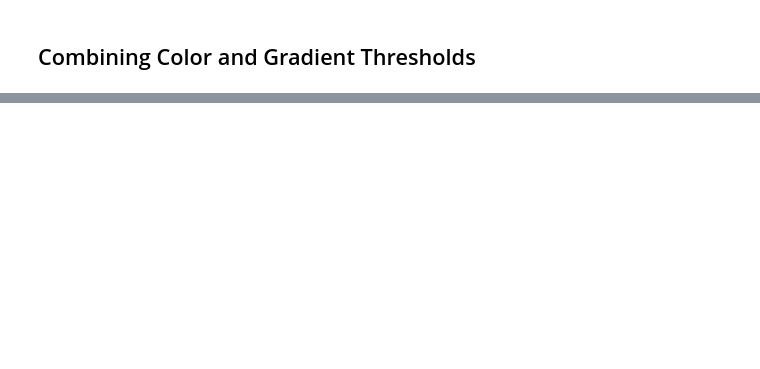
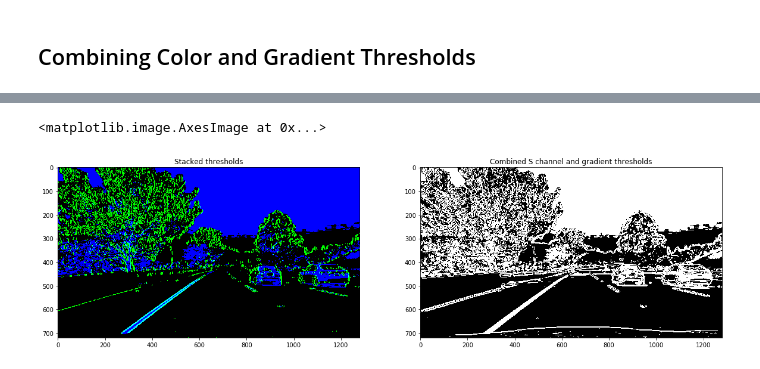
Before and after one commit to julia-kraus/CarND-Advanced-Lane-Lines, a Jupyter notebook: solution.ipynb, the cells around one changed output, grey strips where cells are left out. Cells and saved outputs as stored; diff of their text form; code cells hidden in the pictures; blank space fills up the shorter version.

```diff
--- a/solution.ipynb
+++ b/solution.ipynb
@@ -296,2 +329,27 @@ Now we have to find good values for `thresh_min` and `thresh_max` as well as a k
 # %% [markdown]
 ## Combining Color and Gradient Thresholds
+# %%
+def color_gradient_threshold(img_undist):
+    # Convert to HLS color space and separate the S channel
+    # Note: img is the undistorted image
+    hls = cv2.cvtColor(img_undist, cv2.COLOR_RGB2HLS)
+    color_mask = color_threshold(hls, channel=2, low=90, high=255)
+
+    sobel_thresh_min = 30
+    sobel_thresh_max = 100
+
+    sobel_x_mask = abs_sobel_thresh(img_undist, orient='x',
+                                    thresh_min=sobel_thresh_min, thresh_max=sobel_thresh_max, ksize=15)
+    sobel_y_mask = abs_sobel_thresh(img_undist, orient='y',
+                                    thresh_min=sobel_thresh_min, thresh_max=sobel_thresh_max, ksize=15)
+
+
+    # Stack each channel to view their individual contributions in green and blue respectively
+    # This returns a stack of the two binary images, whose components you can see as different colors
+    color_binary = np.dstack((np.zeros_like(sobel_x_mask), sobel_x_mask, color_mask)) * 255
+
+    # Combine the two binary thresholds
+    combined_binary = np.zeros_like(sobel_x_mask)
+    combined_binary[(color_mask == 1) | (sobel_x_mask == 1) | (sobel_y_mask == 1)] = 1
+
+    return combined_binary, color_binary
@@ -297,0 +362,13 @@ Now we have to find good values for `thresh_min` and `thresh_max` as well as a k
+# %%
+
+combined_binary, color_binary = color_gradient_threshold(undist_test_imgs[0])
+# Plotting thresholded images
+f, (ax1, ax2) = plt.subplots(1, 2, figsize=(20,10))
+ax1.set_title('Stacked thresholds')
+ax1.imshow(color_binary)
+
+ax2.set_title('Combined S channel and gradient thresholds')
+ax2.imshow(combined_binary, cmap='gray')
+# %% [output]
+<matplotlib.image.AxesImage at 0x...>
+[figure, added]
```
Also changed, not shown: parts of 24 cells of this notebook, 1 other file.
